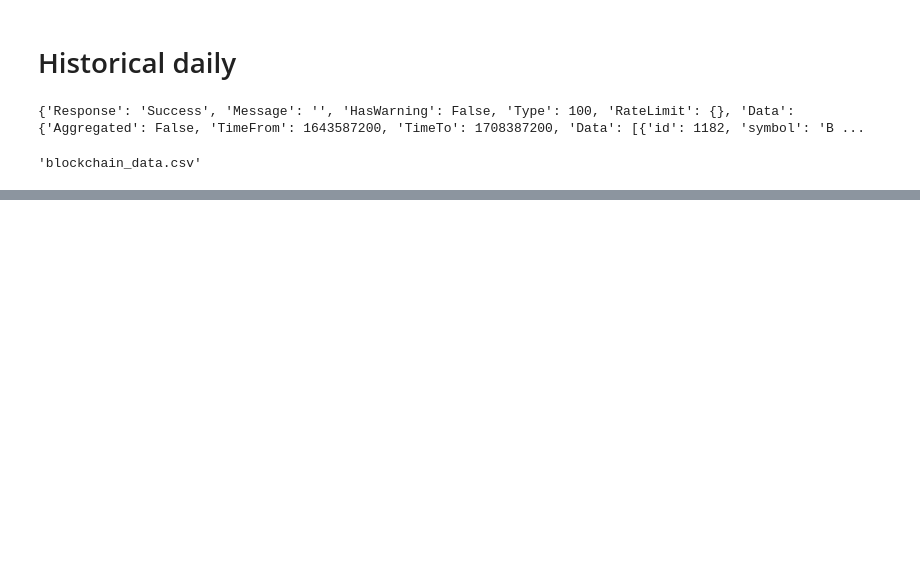
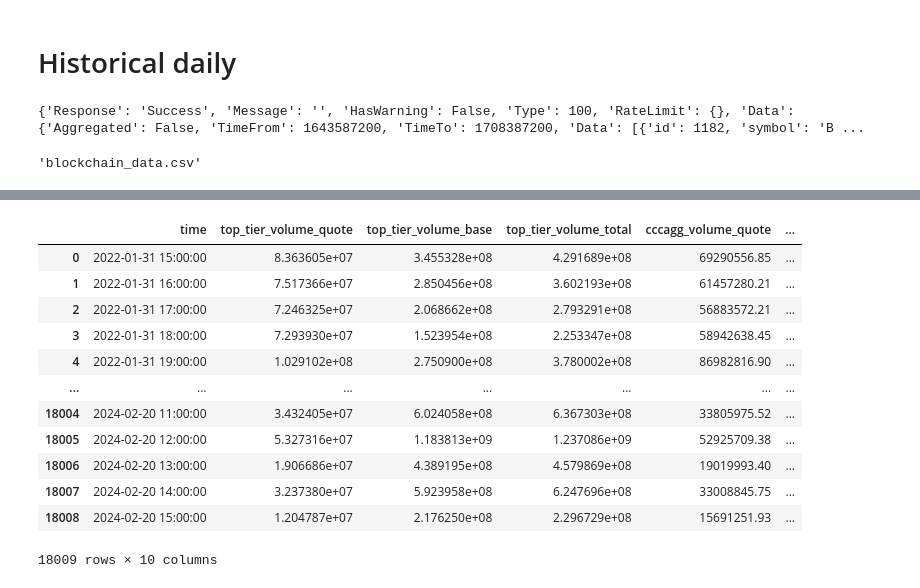
Before and after one commit to SkyTong/DS440, a Jupyter notebook: BTCpred/volume/data/raw/Blockchain_info/Blockchain_data.ipynb, the cells around one changed output, grey strips where cells are left out. Cells and saved outputs as stored; diff of their text form; code cells hidden in the pictures; blank space fills up the shorter version.

```diff
--- a/BTCpred/volume/data/raw/Blockchain_info/Blockchain_data.ipynb
+++ b/BTCpred/volume/data/raw/Blockchain_info/Blockchain_data.ipynb
@@ -447,0 +484,16 @@ modified_file_path
+# %%
+df1
+# %% [output]
+|  | time | top_tier_volume_quote | top_tier_volume_base | top_tier_volume_total | cccagg_volume_quote | ... |
+| 0 | 2022-01-31 15:00:00 | 8.363605e+07 | 3.455328e+08 | 4.291689e+08 | 69290556.85 | ... |
+| 1 | 2022-01-31 16:00:00 | 7.517366e+07 | 2.850456e+08 | 3.602193e+08 | 61457280.21 | ... |
+| 2 | 2022-01-31 17:00:00 | 7.246325e+07 | 2.068662e+08 | 2.793291e+08 | 56883572.21 | ... |
+| 3 | 2022-01-31 18:00:00 | 7.293930e+07 | 1.523954e+08 | 2.253347e+08 | 58942638.45 | ... |
+| 4 | 2022-01-31 19:00:00 | 1.029102e+08 | 2.750900e+08 | 3.780002e+08 | 86982816.90 | ... |
+| ... | ... | ... | ... | ... | ... | ... |
+| 18004 | 2024-02-20 11:00:00 | 3.432405e+07 | 6.024058e+08 | 6.367303e+08 | 33805975.52 | ... |
+| 18005 | 2024-02-20 12:00:00 | 5.327316e+07 | 1.183813e+09 | 1.237086e+09 | 52925709.38 | ... |
+| 18006 | 2024-02-20 13:00:00 | 1.906686e+07 | 4.389195e+08 | 4.579869e+08 | 19019993.40 | ... |
+| 18007 | 2024-02-20 14:00:00 | 3.237380e+07 | 5.923958e+08 | 6.247696e+08 | 33008845.75 | ... |
+| 18008 | 2024-02-20 15:00:00 | 1.204787e+07 | 2.176250e+08 | 2.296729e+08 | 15691251.93 | ... |
+18009 rows × 10 columns
```
Also changed, not shown: parts of 13 cells of this notebook, 7 other files.
